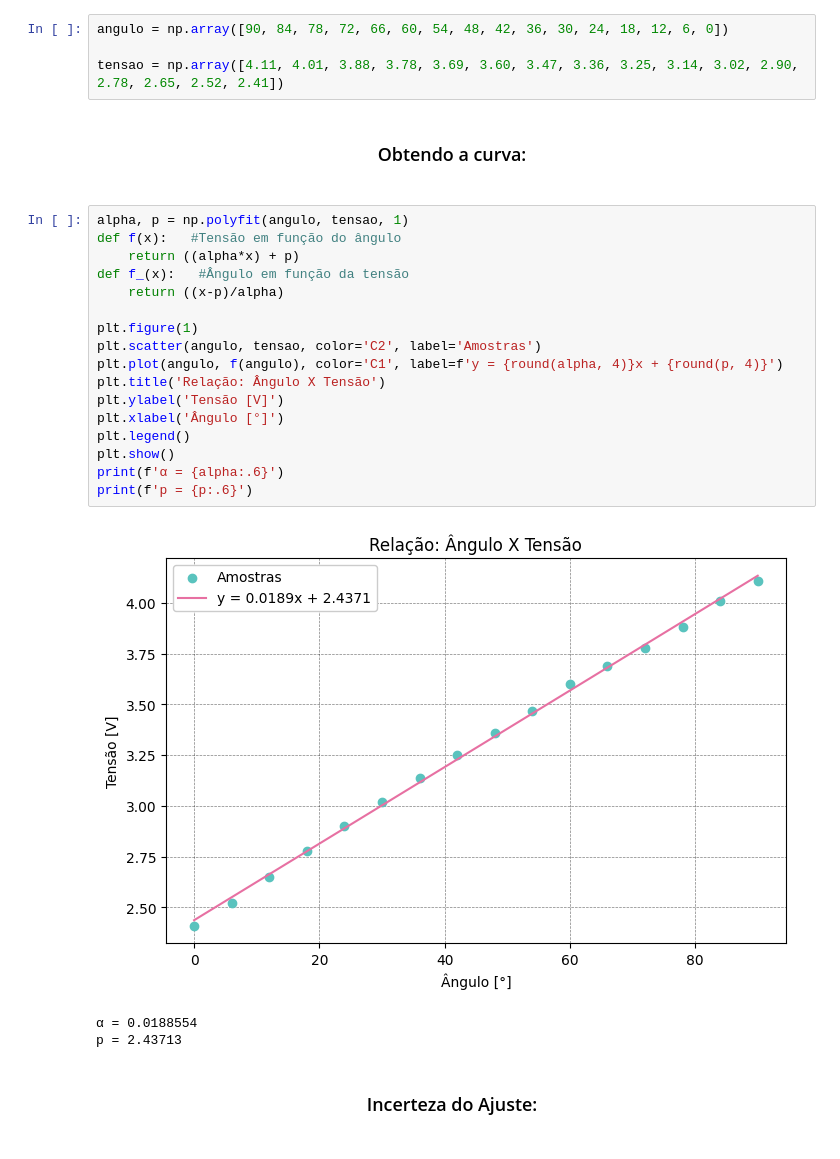
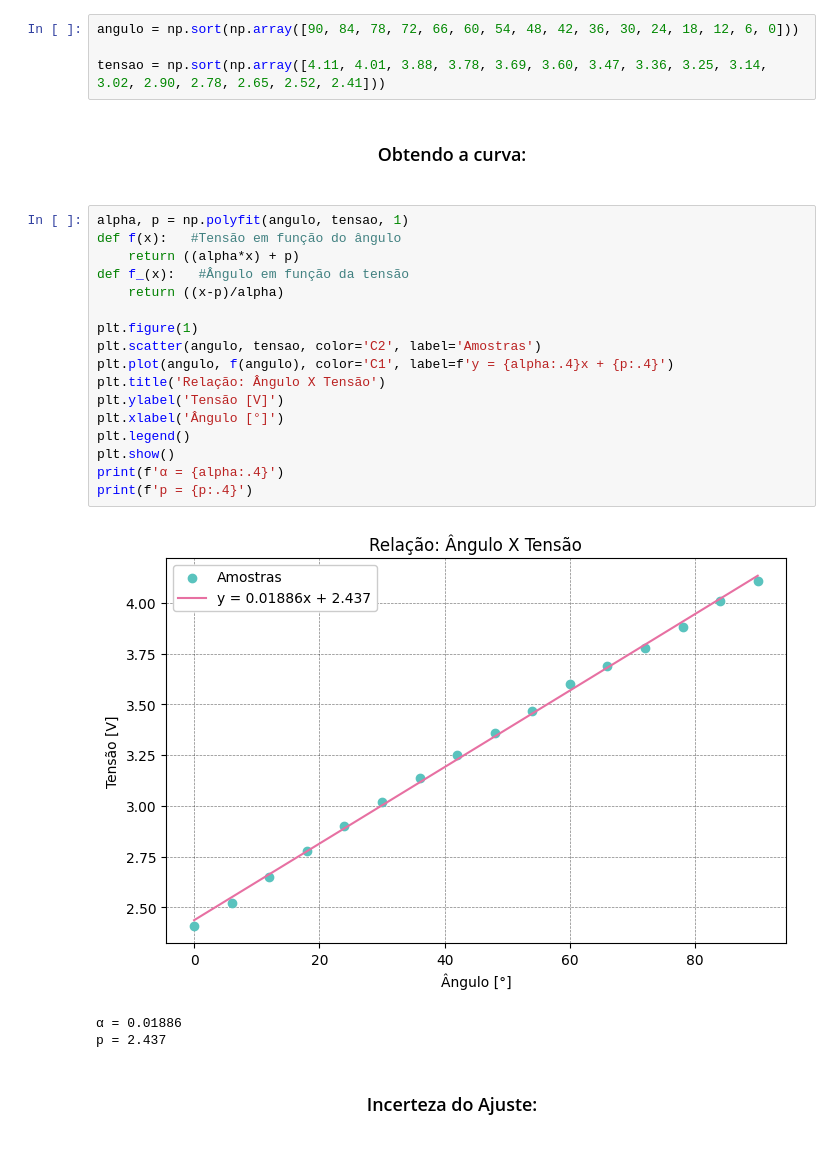
Before and after one commit to ErickNMA/Inst._Ind., a Jupyter notebook: Static Calibration.ipynb, the cells around one changed output. Cells and saved outputs as stored; diff of their text form.

```diff
--- a/Static Calibration.ipynb
+++ b/Static Calibration.ipynb
@@ -16,32 +16,32 @@ plt.rcParams['figure.figsize'] = (8, 5)
 # %% [markdown]
 <h3 align='center'> Amostra de dados: <h3>
 # %%
-angulo = np.array([90, 84, 78, 72, 66, 60, 54, 48, 42, 36, 30, 24, 18, 12, 6, 0])
+angulo = np.sort(np.array([90, 84, 78, 72, 66, 60, 54, 48, 42, 36, 30, 24, 18, 12, 6, 0]))
 
-tensao = np.array([4.11, 4.01, 3.88, 3.78, 3.69, 3.60, 3.47, 3.36, 3.25, 3.14, 3.02, 2.90, 2.78, 2.65, 2.52, 2.41])
+tensao = np.sort(np.array([4.11, 4.01, 3.88, 3.78, 3.69, 3.60, 3.47, 3.36, 3.25, 3.14, 3.02, 2.90, 2.78, 2.65, 2.52, 2.41]))
 # %% [markdown]
 <h3 align='center'> Obtendo a curva: <h3>
 # %%
 alpha, p = np.polyfit(angulo, tensao, 1)
 def f(x):   #Tensão em função do ângulo
     return ((alpha*x) + p)
 def f_(x):   #Ângulo em função da tensão
     return ((x-p)/alpha)
 
 plt.figure(1)
 plt.scatter(angulo, tensao, color='C2', label='Amostras')
-plt.plot(angulo, f(angulo), color='C1', label=f'y = {round(alpha, 4)}x + {round(p, 4)}')
+plt.plot(angulo, f(angulo), color='C1', label=f'y = {alpha:.4}x + {p:.4}')
 plt.title('Relação: Ângulo X Tensão')
 plt.ylabel('Tensão [V]')
 plt.xlabel('Ângulo [°]')
 plt.legend()
 plt.show()
-print(f'α = {alpha:.6}')
-print(f'p = {p:.6}')
+print(f'α = {alpha:.4}')
+print(f'p = {p:.4}')
 # %% [output]
-[figure, old version]
+[figure, new version]
-α = 0.0188554
-p = 2.43713
+α = 0.01886
+p = 2.437
 # %% [markdown]
 <h3 align='center'> Incerteza do Ajuste: <h3>
 # %%
```
Also changed, not shown: parts of 9 cells of this notebook.
